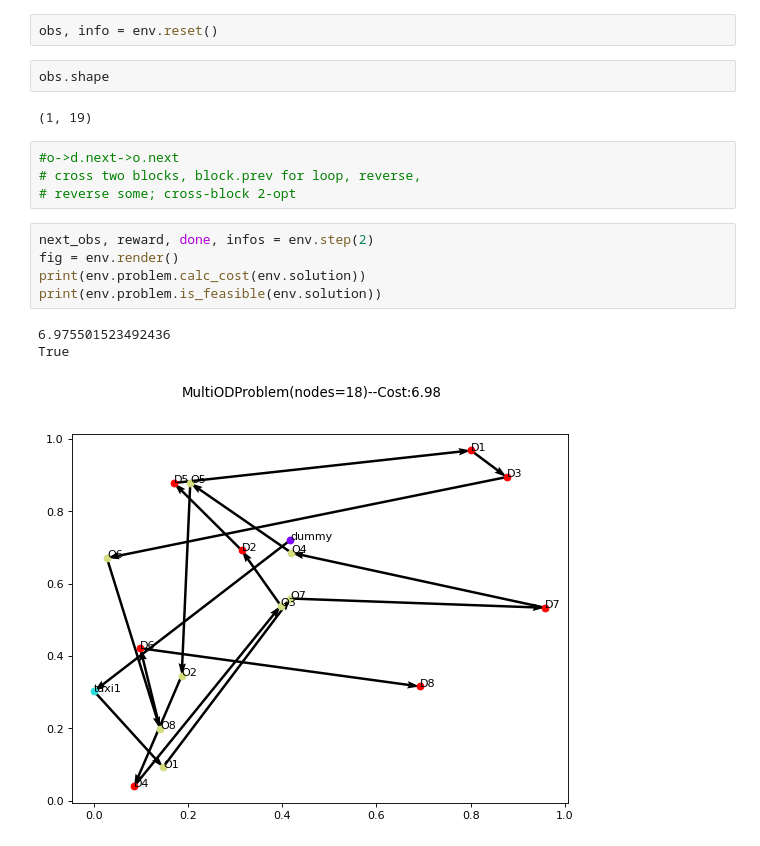
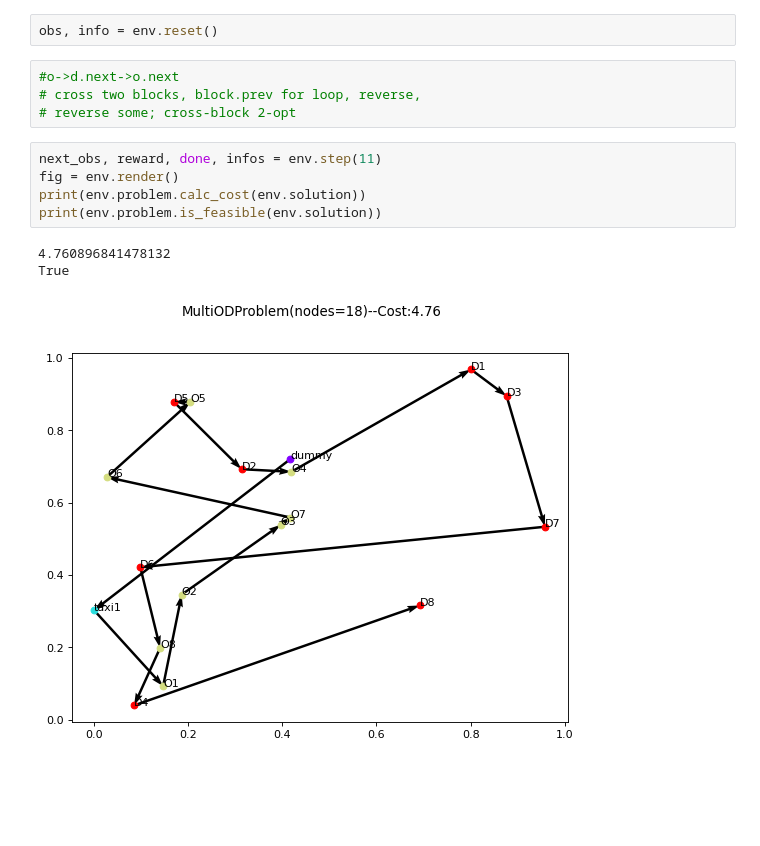
Before and after one commit to bwfbowen/L2T, a Jupyter notebook: test_env.ipynb, the cells around one changed output. Cells and saved outputs as stored; diff of their text form; blank space fills up the shorter version.

```diff
--- a/test_env.ipynb
+++ b/test_env.ipynb
@@ -4,20 +5,16 @@ from src.env import MultiODEnv
 env = MultiODEnv(num_O=8, num_taxi=1, seed=1)
 # %%
 obs, info = env.reset()
-# %%
-obs.shape
-# %% [output]
-(1, 19)
 # %%
 #o->d.next->o.next
 # cross two blocks, block.prev for loop, reverse,
 # reverse some; cross-block 2-opt
 # %%
-next_obs, reward, done, infos = env.step(2)
+next_obs, reward, done, infos = env.step(11)
 fig = env.render()
 print(env.problem.calc_cost(env.solution))
 print(env.problem.is_feasible(env.solution))
 # %% [output]
-6.975501523492436
+4.760896841478132
 True
-[figure, old version]
+[figure, new version]
```
Also changed, not shown: parts of 1 cell of this notebook, 12 other files.
